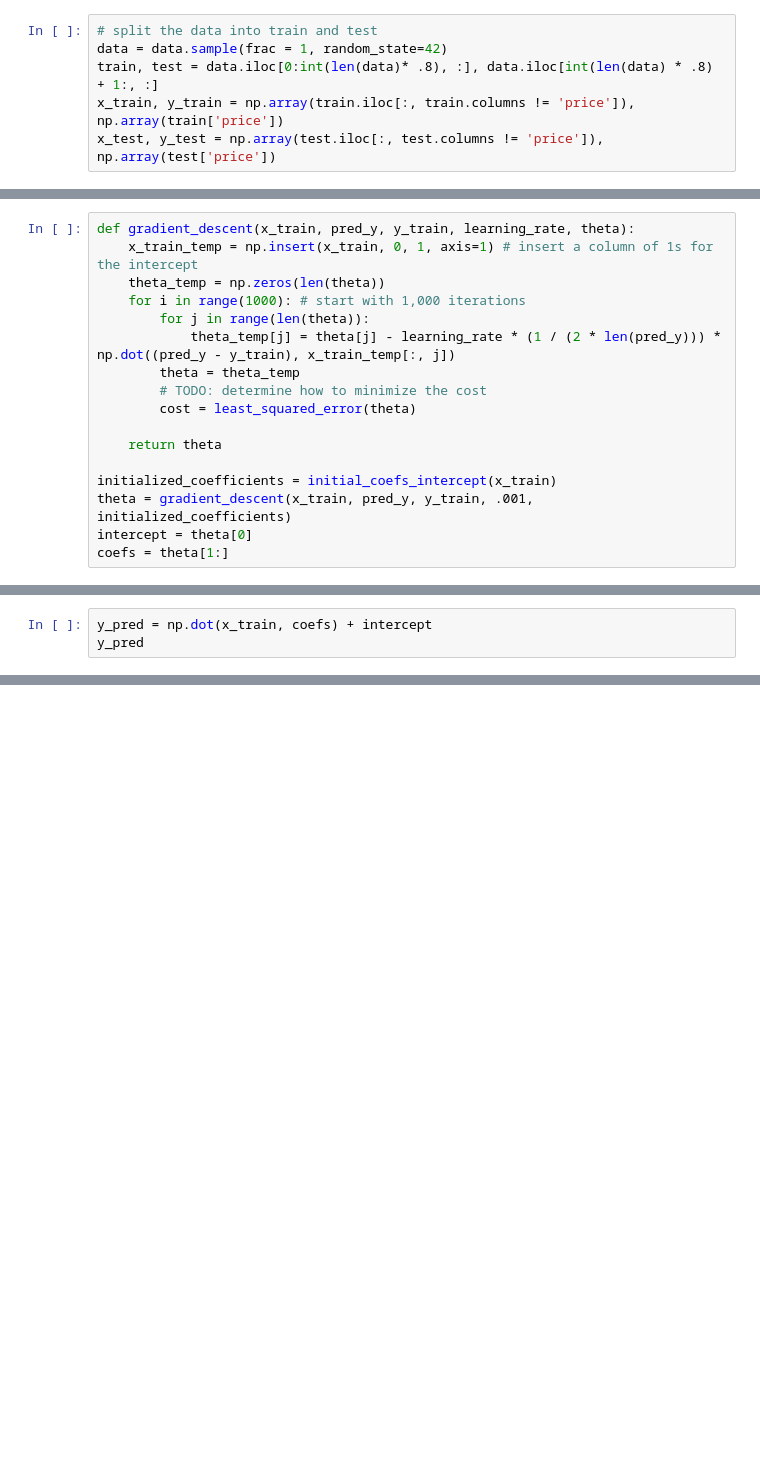
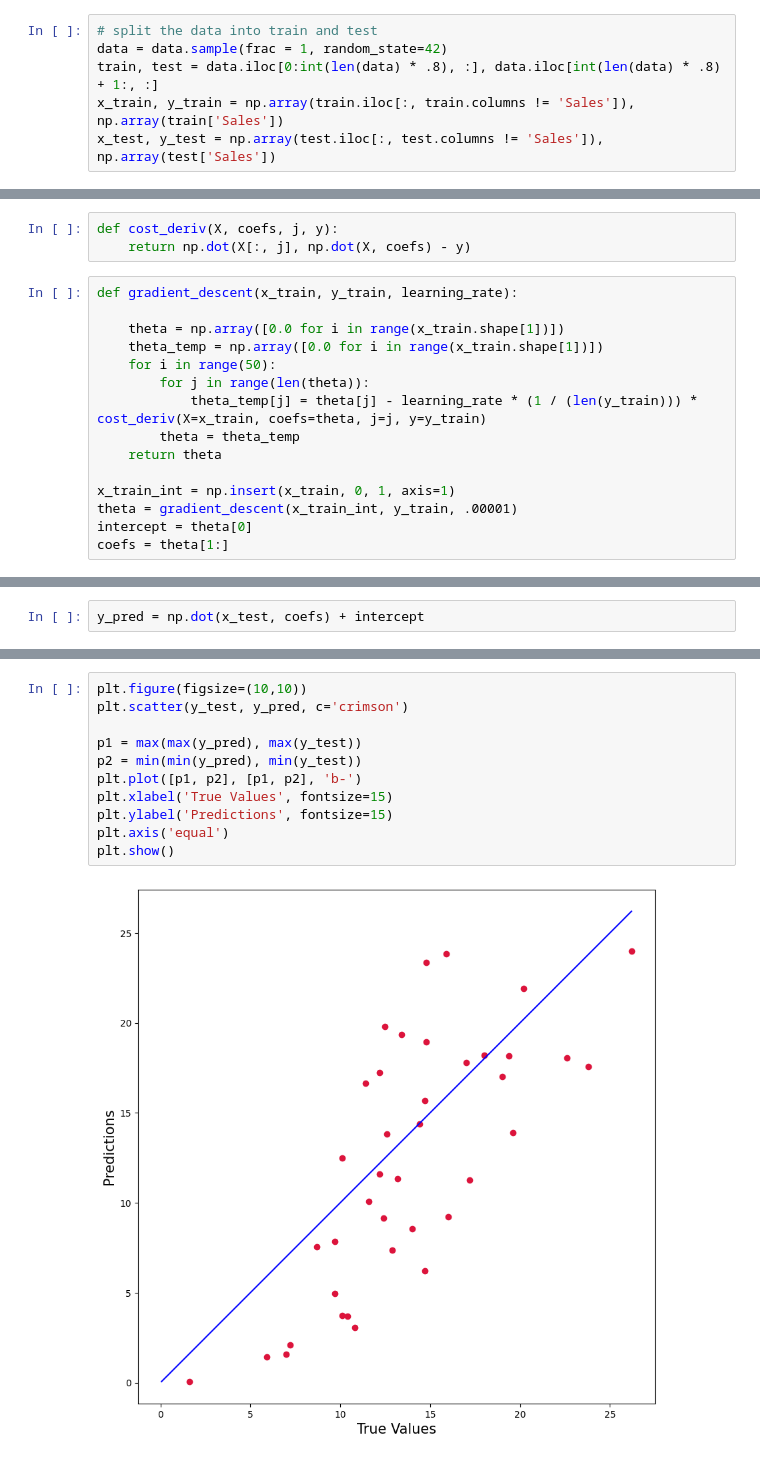
Before and after one commit to mrodrigues17/core_projects, a Jupyter notebook: Python/algorithms_from_scratch/linear_regression_from_scratch.ipynb, the cells around one changed output, grey strips where cells are left out. Saved outputs shown, nothing was run; the diff lists cells and outputs as text; blank space fills up the shorter version.

```diff
--- a/Python/algorithms_from_scratch/linear_regression_from_scratch.ipynb
+++ b/Python/algorithms_from_scratch/linear_regression_from_scratch.ipynb
@@ -31,6 +25,6 @@ data.head(20)
 # %%
 # split the data into train and test
 data = data.sample(frac = 1, random_state=42)
-train, test = data.iloc[0:int(len(data)* .8), :], data.iloc[int(len(data) * .8) + 1:, :]
-x_train, y_train = np.array(train.iloc[:, train.columns != 'price']), np.array(train['price'])
-x_test, y_test = np.array(test.iloc[:, test.columns != 'price']), np.array(test['price'])
+train, test = data.iloc[0:int(len(data) * .8), :], data.iloc[int(len(data) * .8) + 1:, :]
+x_train, y_train = np.array(train.iloc[:, train.columns != 'Sales']), np.array(train['Sales'])
+x_test, y_test = np.array(test.iloc[:, test.columns != 'Sales']), np.array(test['Sales'])
@@ -64,18 +39,19 @@ initialized_coefficients
+# %%
+def cost_deriv(X, coefs, j, y):
+    return np.dot(X[:, j], np.dot(X, coefs) - y)
 # %%
-def gradient_descent(x_train, pred_y, y_train, learning_rate, theta):
-    x_train_temp = np.insert(x_train, 0, 1, axis=1) # insert a column of 1s for the intercept
-    theta_temp = np.zeros(len(theta))
-    for i in range(1000): # start with 1,000 iterations
+def gradient_descent(x_train, y_train, learning_rate):
+
+    theta = np.array([0.0 for i in range(x_train.shape[1])])
+    theta_temp = np.array([0.0 for i in range(x_train.shape[1])])
+    for i in range(50):
         for j in range(len(theta)):
-            theta_temp[j] = theta[j] - learning_rate * (1 / (2 * len(pred_y))) * np.dot((pred_y - y_train), x_train_temp[:, j])
+            theta_temp[j] = theta[j] - learning_rate * (1 / (len(y_train))) * cost_deriv(X=x_train, coefs=theta, j=j, y=y_train)
         theta = theta_temp
-        # TODO: determine how to minimize the cost
-        cost = least_squared_error(theta)
-
     return theta
 
-initialized_coefficients = initial_coefs_intercept(x_train)
-theta = gradient_descent(x_train, pred_y, y_train, .001, initialized_coefficients)
+x_train_int = np.insert(x_train, 0, 1, axis=1)
+theta = gradient_descent(x_train_int, y_train, .00001)
 intercept = theta[0]
 coefs = theta[1:]
 # %% [output]
@@ -103,3 +75,2 @@ initialized_coefficients
 # %%
-y_pred = np.dot(x_train, coefs) + intercept
-y_pred
+y_pred = np.dot(x_test, coefs) + intercept
@@ -123,0 +77,13 @@ array([18299850.79236462, 17554159.67399561, 18126105.79167061,
+# %%
+plt.figure(figsize=(10,10))
+plt.scatter(y_test, y_pred, c='crimson')
+
+p1 = max(max(y_pred), max(y_test))
+p2 = min(min(y_pred), min(y_test))
+plt.plot([p1, p2], [p1, p2], 'b-')
+plt.xlabel('True Values', fontsize=15)
+plt.ylabel('Predictions', fontsize=15)
+plt.axis('equal')
+plt.show()
+# %% [output]
+[figure, added]
```
Also changed, not shown: parts of 14 cells of this notebook, 1 other file.
